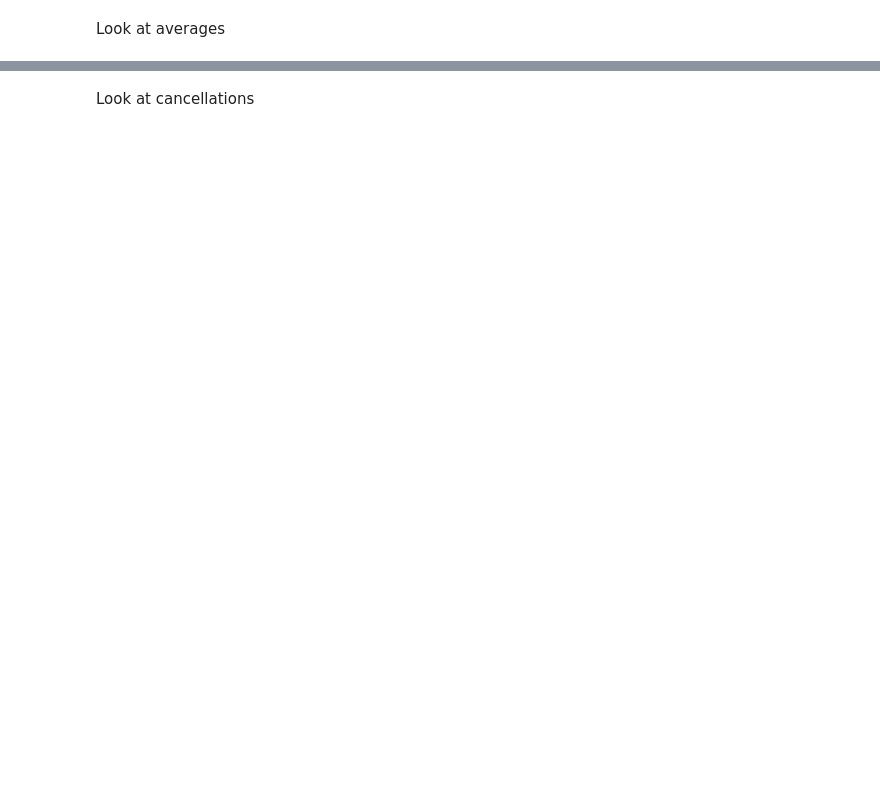
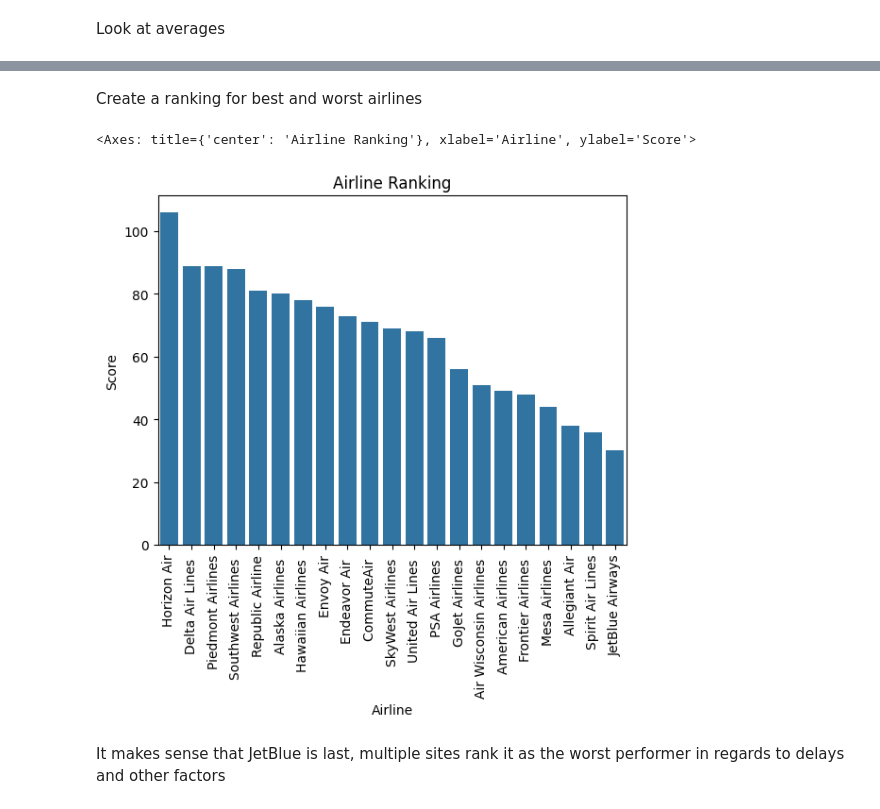
Before and after one commit to SnartBlast/cs5830_final_project, a Jupyter notebook: main.ipynb, the cells around one changed output, grey strips where cells are left out. Drawn from its saved outputs; the diff is of its cells as text; code cells hidden in the pictures; blank space fills up the shorter version.

```diff
--- a/main.ipynb
+++ b/main.ipynb
@@ -79,2 +84,24 @@ for delay in delay_fields:
-# %% [markdown]
-Look at cancellations
+# %% [markdown]
+Create a ranking for best and worst airlines
+# %%
+# create weighted scores for each airline
+ranks = pd.DataFrame(zip(airline_names['Description'], np.zeros(len(airline_names['Description']))), columns=['Airline', 'Score'])
+for feature in delay_fields:
+    temp = average_delays.sort_values(feature, ascending=False)
+    position = 1
+    for row in temp.iterrows():
+        ranks.loc[ranks['Airline'] == row[1]['Description'], 'Score'] += position
+        position += 1
+ranks
+sorted_ranks = ranks.sort_values('Score', ascending=False)
+plt.figure()
+plt.title('Airline Ranking')
+plt.xlabel('Airline')
+plt.ylabel('Score')
+plt.xticks(rotation=90)
+sns.barplot(x='Airline', y='Score', data=sorted_ranks)
+# %% [output]
+<Axes: title={'center': 'Airline Ranking'}, xlabel='Airline', ylabel='Score'>
+[figure, added]
+# %% [markdown]
+It makes sense that JetBlue is last, multiple sites rank it as the worst performer in regards to delays and other factors
```
Also changed, not shown: parts of 5 cells of this notebook.
